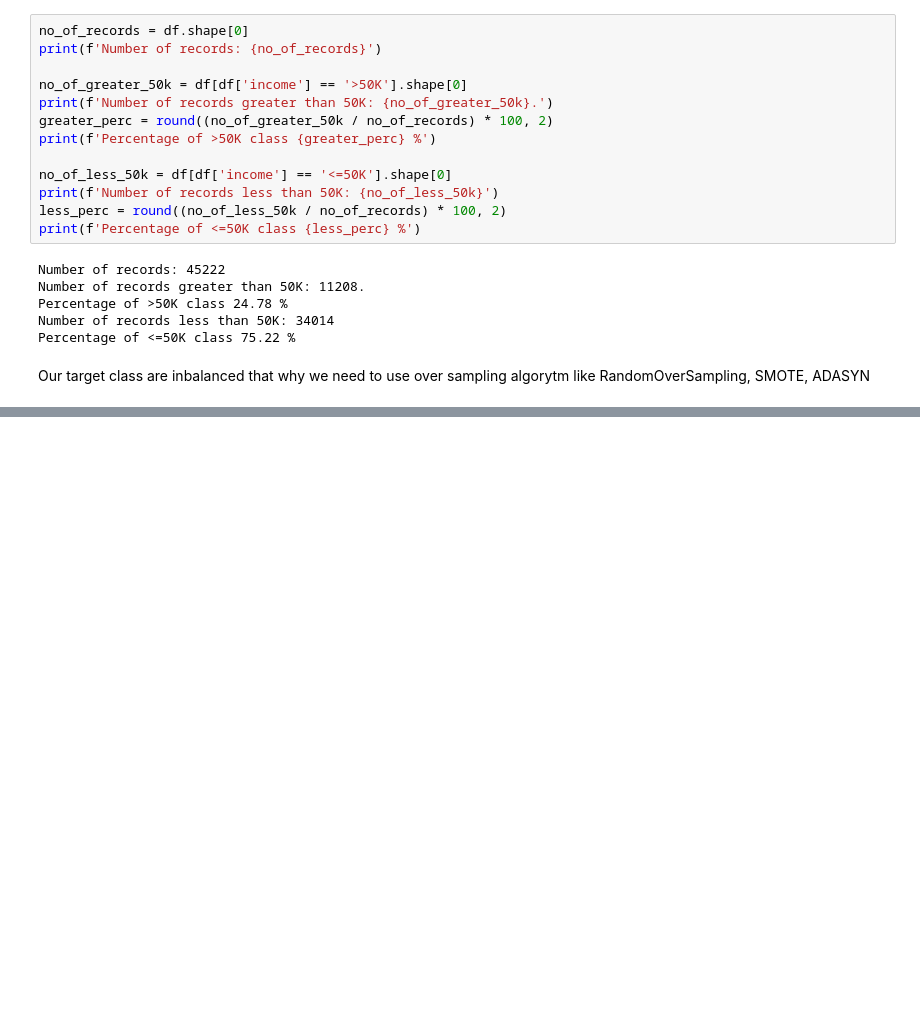
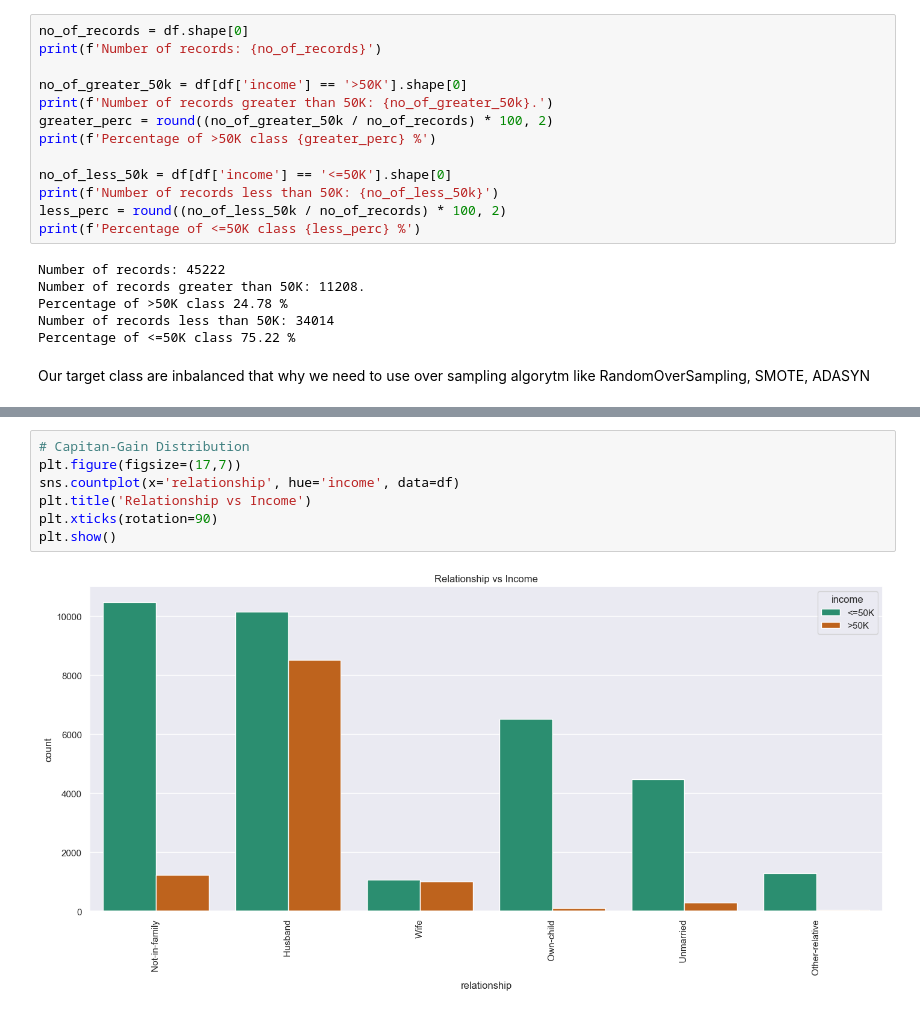
Before and after one commit to CrisMagdziak/Census-Income, a Jupyter notebook: Income.ipynb, the cells around one changed output, grey strips where cells are left out. Drawn from its saved outputs; the diff is of its cells as text; blank space fills up the shorter version.

```diff
--- a/Income.ipynb
+++ b/Income.ipynb
@@ -180,0 +156,9 @@ plt.show()
+# %%
+# Capitan-Gain Distribution
+plt.figure(figsize=(17,7))
+sns.countplot(x='relationship', hue='income', data=df)
+plt.title('Relationship vs Income')
+plt.xticks(rotation=90)
+plt.show()
+# %% [output]
+[figure, added]
```
Also changed, not shown: parts of 7 cells of this notebook.
